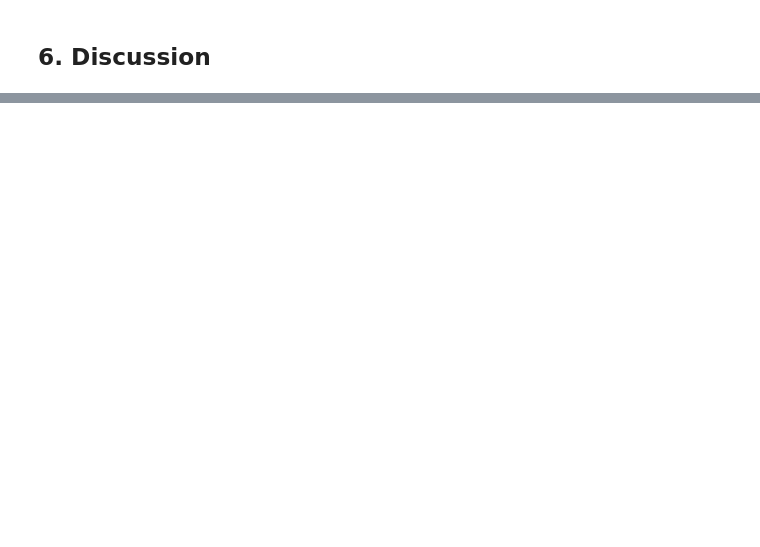
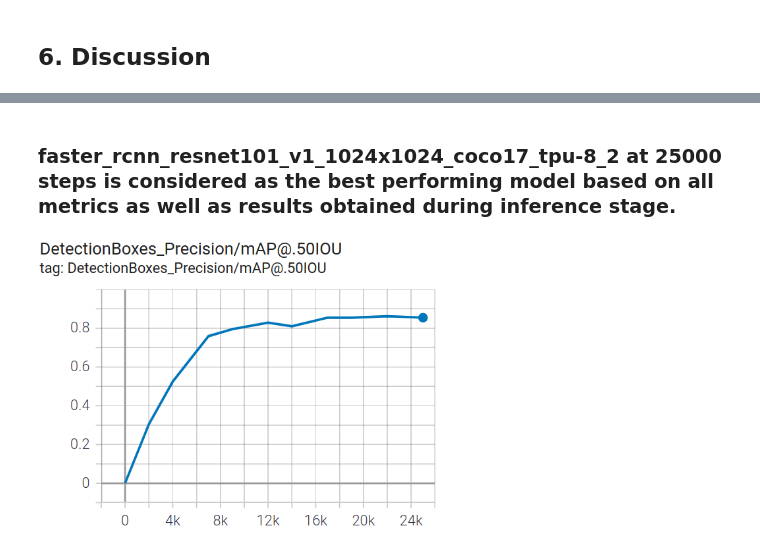
Before and after one commit to MichalMotylinski/Bird-species-object-detection, a Jupyter notebook: code/Inference.ipynb, the cells around one changed output, grey strips where cells are left out. Drawn from its saved outputs; the diff is of its cells as text; code cells hidden in the pictures; blank space fills up the shorter version.

```diff
--- a/code/Inference.ipynb
+++ b/code/Inference.ipynb
@@ -33,0 +41,9 @@ model_path = os.path.join(models_dir, "faster_rcnn_resnet101_v1_640x640_coco17_t
+# %%
+%cd $model_path
+checkpoints = []
+with open("checkpoint") as f:
+    file = f.read()
+    checkpoints = re.findall('all_model_checkpoint_paths: ".*?"', file)
+print("Checkpoints available:")
+for i in checkpoints:
+    print(i.split(" ")[1])
@@ -33,0 +62,8 @@ model_path = os.path.join(models_dir, "faster_rcnn_resnet101_v1_640x640_coco17_t
+# %%
+checkpoint_num = 26
+# %%
+with open("checkpoint", "w") as f:
+    # Set checkpoint number
+    file = re.sub('model_checkpoint_path: ".*?"', 'model_checkpoint_path: "ckpt-{}"'.format(checkpoint_num), file)
+
+    f.write(file)
@@ -163,0 +333,6 @@ Inference results can be found in: /home/michal/MSc_lin/7144COMP/Coursework_2/in
+# %% [markdown]
+### faster_rcnn_resnet101_v1_1024x1024_coco17_tpu-8_2 at 25000 steps is considered as the best performing model based on all metrics as well as results obtained during inference stage.
+# %%
+IPython.display.Image(filename = f"{figures_dir}/iou_50.png", width = 400)
+# %% [output]
+[figure, added]
```
Also changed, not shown: parts of 40 cells of this notebook, 48 other files.
